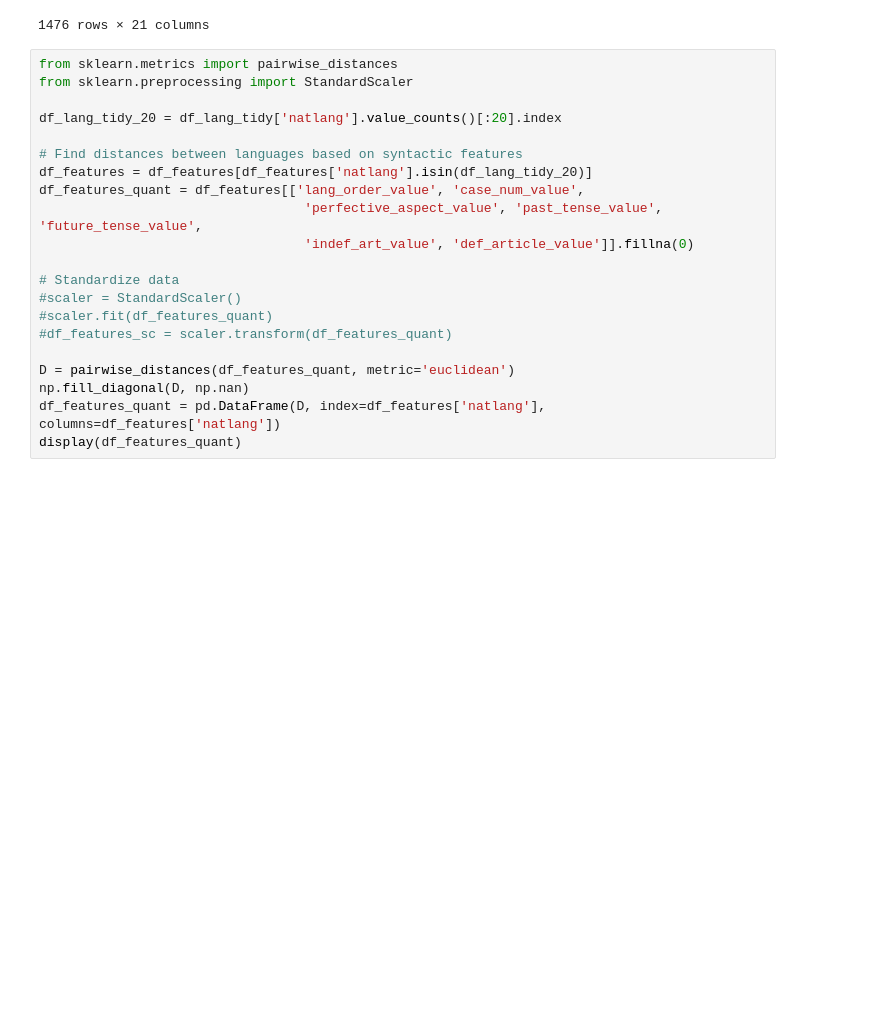
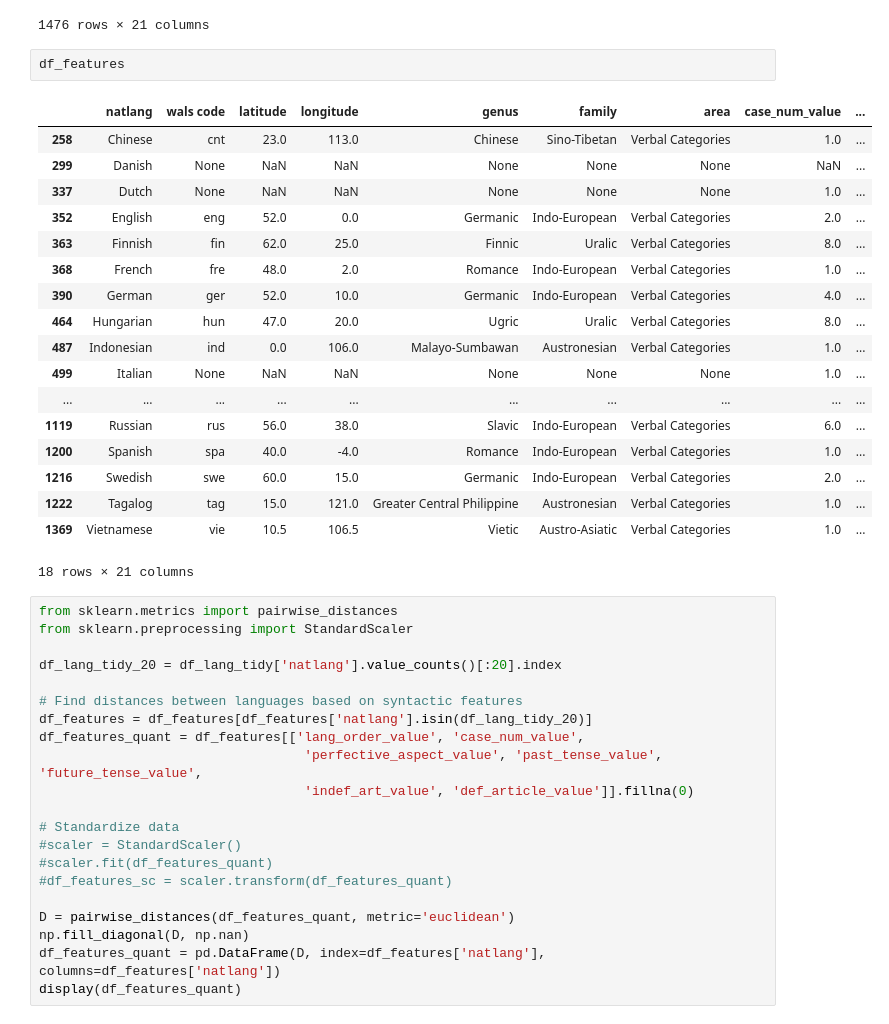
Before and after one commit to ifaul/ifaul.github.io, a Jupyter notebook: lang_acquire_milestone2_11_06.ipynb, the cells around one changed output. Saved outputs shown, nothing was run; the diff lists cells and outputs as text; blank space fills up the shorter version.

```diff
--- a/lang_acquire_milestone2_11_06.ipynb
+++ b/lang_acquire_milestone2_11_06.ipynb
@@ -591,6 +591,27 @@ df_features
 | 1474 | rGyalrong (Caodeng) | None | NaN | NaN | None | None | None | NaN | ... |
 | 1475 | Émérillon | None | NaN | NaN | None | None | None | NaN | ... |
 1476 rows × 21 columns
+# %%
+df_features
+# %% [output]
+|  | natlang | wals code | latitude | longitude | genus | family | area | case_num_value | ... |
+| 258 | Chinese | cnt | 23.0 | 113.0 | Chinese | Sino-Tibetan | Verbal Categories | 1.0 | ... |
+| 299 | Danish | None | NaN | NaN | None | None | None | NaN | ... |
+| 337 | Dutch | None | NaN | NaN | None | None | None | 1.0 | ... |
+| 352 | English | eng | 52.0 | 0.0 | Germanic | Indo-European | Verbal Categories | 2.0 | ... |
+| 363 | Finnish | fin | 62.0 | 25.0 | Finnic | Uralic | Verbal Categories | 8.0 | ... |
+| 368 | French | fre | 48.0 | 2.0 | Romance | Indo-European | Verbal Categories | 1.0 | ... |
+| 390 | German | ger | 52.0 | 10.0 | Germanic | Indo-European | Verbal Categories | 4.0 | ... |
+| 464 | Hungarian | hun | 47.0 | 20.0 | Ugric | Uralic | Verbal Categories | 8.0 | ... |
+| 487 | Indonesian | ind | 0.0 | 106.0 | Malayo-Sumbawan | Austronesian | Verbal Categories | 1.0 | ... |
+| 499 | Italian | None | NaN | NaN | None | None | None | 1.0 | ... |
+| ... | ... | ... | ... | ... | ... | ... | ... | ... | ... |
+| 1119 | Russian | rus | 56.0 | 38.0 | Slavic | Indo-European | Verbal Categories | 6.0 | ... |
+| 1200 | Spanish | spa | 40.0 | -4.0 | Romance | Indo-European | Verbal Categories | 1.0 | ... |
+| 1216 | Swedish | swe | 60.0 | 15.0 | Germanic | Indo-European | Verbal Categories | 2.0 | ... |
+| 1222 | Tagalog | tag | 15.0 | 121.0 | Greater Central Philippine | Austronesian | Verbal Categories | 1.0 | ... |
+| 1369 | Vietnamese | vie | 10.5 | 106.5 | Vietic | Austro-Asiatic | Verbal Categories | 1.0 | ... |
+18 rows × 21 columns
 # %%
 from sklearn.metrics import pairwise_distances
 from sklearn.preprocessing import StandardScaler
```
Also changed, not shown: parts of 3 cells of this notebook.
